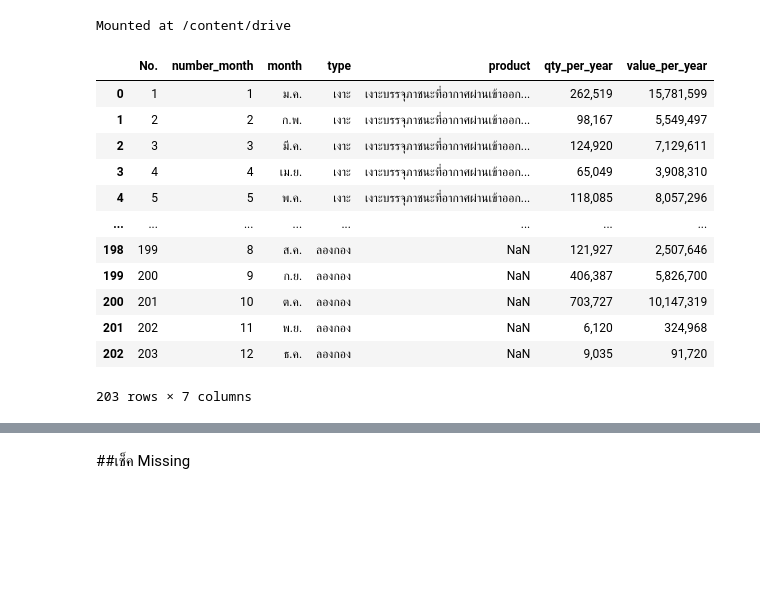
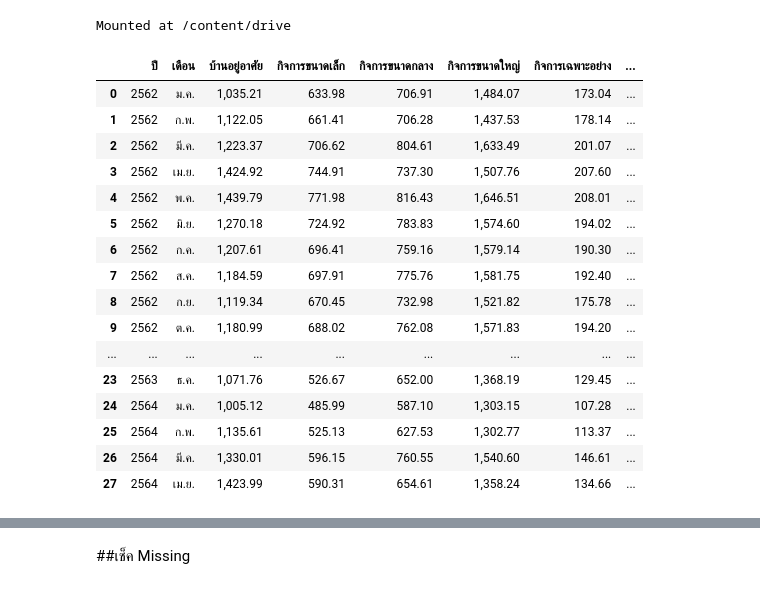
Before and after one commit to Thitichaya2000/DWDM21, a Jupyter notebook: Project_กลุ่ม.ipynb, the cells around one changed output, grey strips where cells are left out. Cells and saved outputs as stored; diff of their text form; code cells hidden in the pictures; blank space fills up the shorter version.

```diff
--- a/Project_กลุ่ม.ipynb
+++ b/Project_กลุ่ม.ipynb
@@ -12,19 +17,24 @@ import os
 # %%
+#ข้อมูลชุดที่ 1
 path = '/content/drive/My Drive/PROJECT_DWDM'
-data_58 = pd.read_csv(os.path.join(path,'ผลไม้ส่งออกรายเดือนปี58.csv'))
-data_58
+data_1 = pd.read_csv(os.path.join(path,'Dataone.csv'))
+data_1
 # %% [output]
-|  | No. | number_month | month | type | product | qty_per_year | value_per_year |
-| 0 | 1 | 1 | ม.ค. | เงาะ | เงาะบรรจุภาชนะที่อากาศผ่านเข้าออก... | 262,519 | 15,781,599 |
-| 1 | 2 | 2 | ก.พ. | เงาะ | เงาะบรรจุภาชนะที่อากาศผ่านเข้าออก... | 98,167 | 5,549,497 |
-| 2 | 3 | 3 | มี.ค. | เงาะ | เงาะบรรจุภาชนะที่อากาศผ่านเข้าออก... | 124,920 | 7,129,611 |
-| 3 | 4 | 4 | เม.ย. | เงาะ | เงาะบรรจุภาชนะที่อากาศผ่านเข้าออก... | 65,049 | 3,908,310 |
-| 4 | 5 | 5 | พ.ค. | เงาะ | เงาะบรรจุภาชนะที่อากาศผ่านเข้าออก... | 118,085 | 8,057,296 |
-| ... | ... | ... | ... | ... | ... | ... | ... |
-| 198 | 199 | 8 | ส.ค. | ลองกอง | NaN | 121,927 | 2,507,646 |
-| 199 | 200 | 9 | ก.ย. | ลองกอง | NaN | 406,387 | 5,826,700 |
-| 200 | 201 | 10 | ต.ค. | ลองกอง | NaN | 703,727 | 10,147,319 |
-| 201 | 202 | 11 | พ.ย. | ลองกอง | NaN | 6,120 | 324,968 |
-| 202 | 203 | 12 | ธ.ค. | ลองกอง | NaN | 9,035 | 91,720 |
+|  | ปี | เดือน | บ้านอยู่อาศัย | กิจการขนาดเล็ก | กิจการขนาดกลาง | กิจการขนาดใหญ่ | กิจการเฉพาะอย่าง | ... |
+| 0 | 2562 | ม.ค. | 1,035.21 | 633.98 | 706.91 | 1,484.07 | 173.04 | ... |
+| 1 | 2562 | ก.พ. | 1,122.05 | 661.41 | 706.28 | 1,437.53 | 178.14 | ... |
+| 2 | 2562 | มี.ค. | 1,223.37 | 706.62 | 804.61 | 1,633.49 | 201.07 | ... |
+| 3 | 2562 | เม.ย. | 1,424.92 | 744.91 | 737.30 | 1,507.76 | 207.60 | ... |
+| 4 | 2562 | พ.ค. | 1,439.79 | 771.98 | 816.43 | 1,646.51 | 208.01 | ... |
+| 5 | 2562 | มิ.ย. | 1,270.18 | 724.92 | 783.83 | 1,574.60 | 194.02 | ... |
+| 6 | 2562 | ก.ค. | 1,207.61 | 696.41 | 759.16 | 1,579.14 | 190.30 | ... |
+| 7 | 2562 | ส.ค. | 1,184.59 | 697.91 | 775.76 | 1,581.75 | 192.40 | ... |
+| 8 | 2562 | ก.ย. | 1,119.34 | 670.45 | 732.98 | 1,521.82 | 175.78 | ... |
+| 9 | 2562 | ต.ค. | 1,180.99 | 688.02 | 762.08 | 1,571.83 | 194.20 | ... |
+| ... | ... | ... | ... | ... | ... | ... | ... | ... |
+| 23 | 2563 | ธ.ค. | 1,071.76 | 526.67 | 652.00 | 1,368.19 | 129.45 | ... |
+| 24 | 2564 | ม.ค. | 1,005.12 | 485.99 | 587.10 | 1,303.15 | 107.28 | ... |
+| 25 | 2564 | ก.พ. | 1,135.61 | 525.13 | 627.53 | 1,302.77 | 113.37 | ... |
+| 26 | 2564 | มี.ค. | 1,330.01 | 596.15 | 760.55 | 1,540.60 | 146.61 | ... |
+| 27 | 2564 | เม.ย. | 1,423.99 | 590.31 | 654.61 | 1,358.24 | 134.66 | ... |
-203 rows × 7 columns
 # %%
```
Also changed, not shown: parts of 34 cells of this notebook.
